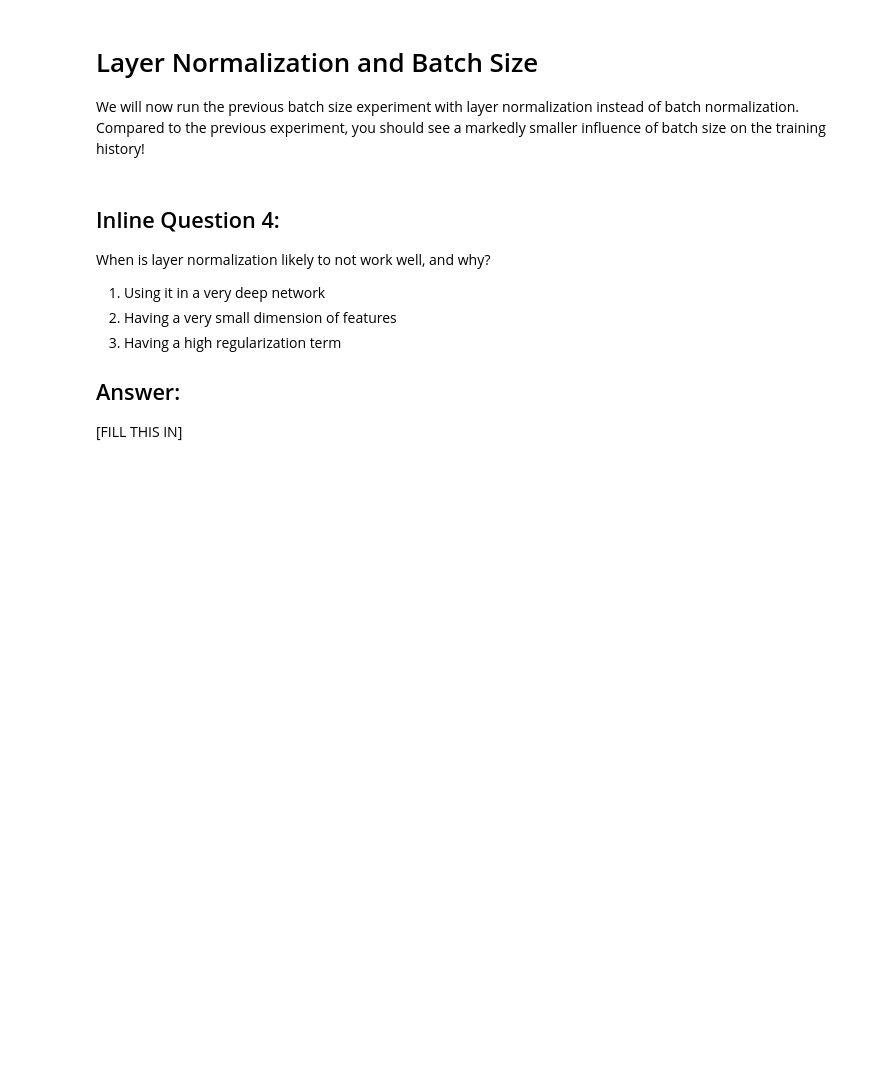
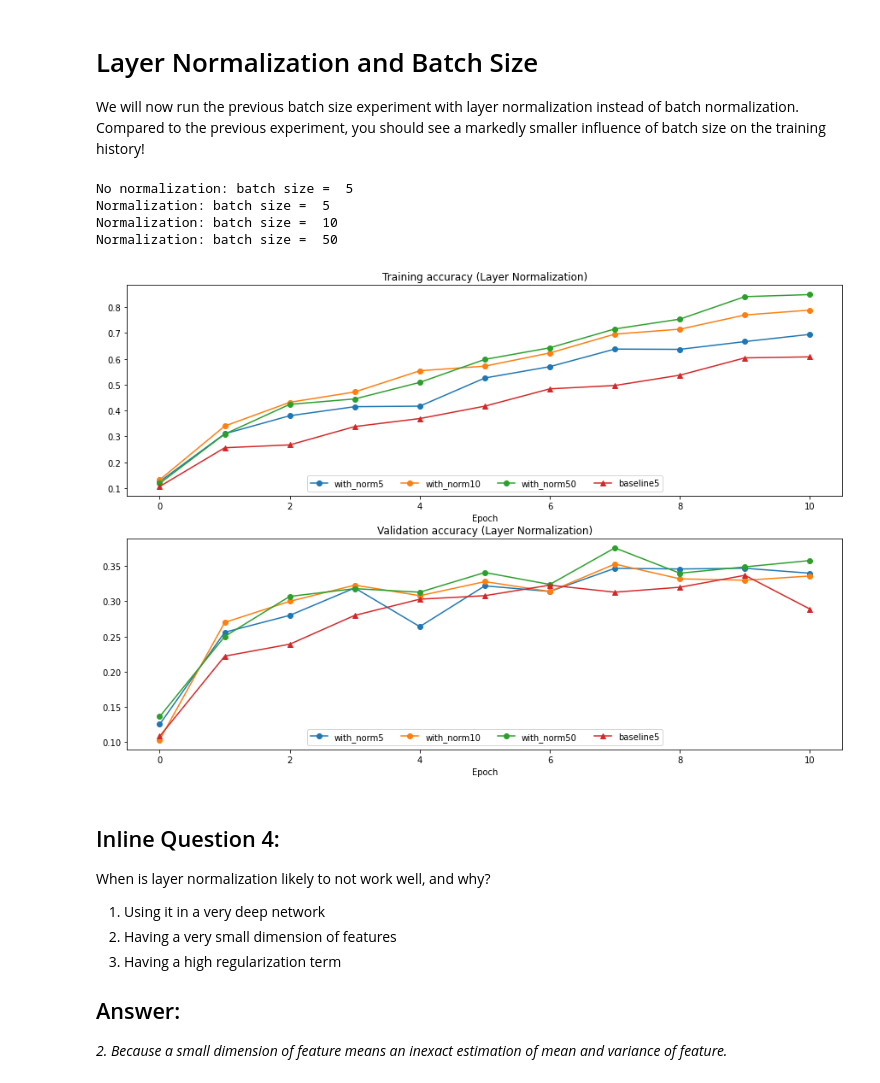
Before and after one commit to AgainstEntropy/CS231n-assignment2021, a Jupyter notebook: assignment2/BatchNormalization.ipynb, the cells around one changed output. Cells and saved outputs as stored; diff of their text form; code cells hidden in the pictures; blank space fills up the shorter version.

```diff
--- a/assignment2/BatchNormalization.ipynb
+++ b/assignment2/BatchNormalization.ipynb
@@ -610,15 +706,21 @@ We will now run the previous batch size experiment with layer normalization inst
 # %%
 ln_solvers_bsize, solver_bsize, batch_sizes = run_batchsize_experiments('layernorm')
 
 plt.subplot(2, 1, 1)
-plot_training_history('Training accuracy (Layer Normalization)','Epoch', solver_bsize, ln_solvers_bsize, \
+plot_training_history('Training accuracy (Layer Normalization)','Epoch', solver_bsize, ln_solvers_bsize,
                       lambda x: x.train_acc_history, bl_marker='-^', bn_marker='-o', labels=batch_sizes)
 plt.subplot(2, 1, 2)
-plot_training_history('Validation accuracy (Layer Normalization)','Epoch', solver_bsize, ln_solvers_bsize, \
+plot_training_history('Validation accuracy (Layer Normalization)','Epoch', solver_bsize, ln_solvers_bsize,
                       lambda x: x.val_acc_history, bl_marker='-^', bn_marker='-o', labels=batch_sizes)
 
 plt.gcf().set_size_inches(15, 10)
 plt.show()
+# %% [output]
+No normalization: batch size =  5
+Normalization: batch size =  5
+Normalization: batch size =  10
+Normalization: batch size =  50
+[figure, added]
 # %% [markdown]
 ## Inline Question 4:
 When is layer normalization likely to not work well, and why?
@@ -629,4 +731,4 @@ When is layer normalization likely to not work well, and why?
 
 
 ## Answer:
-[FILL THIS IN]
+*2. Because a small dimension of feature means an inexact estimation of mean and variance of feature.*
```
Also changed, not shown: parts of 13 cells of this notebook, 3 other files.
